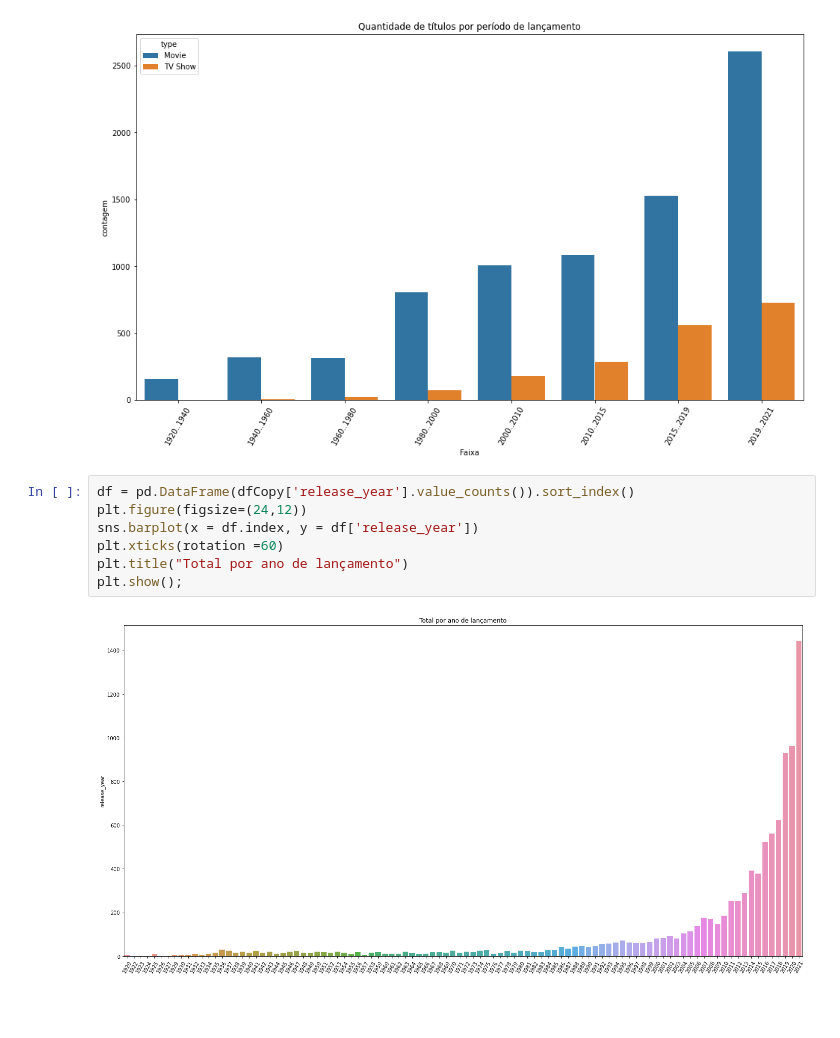
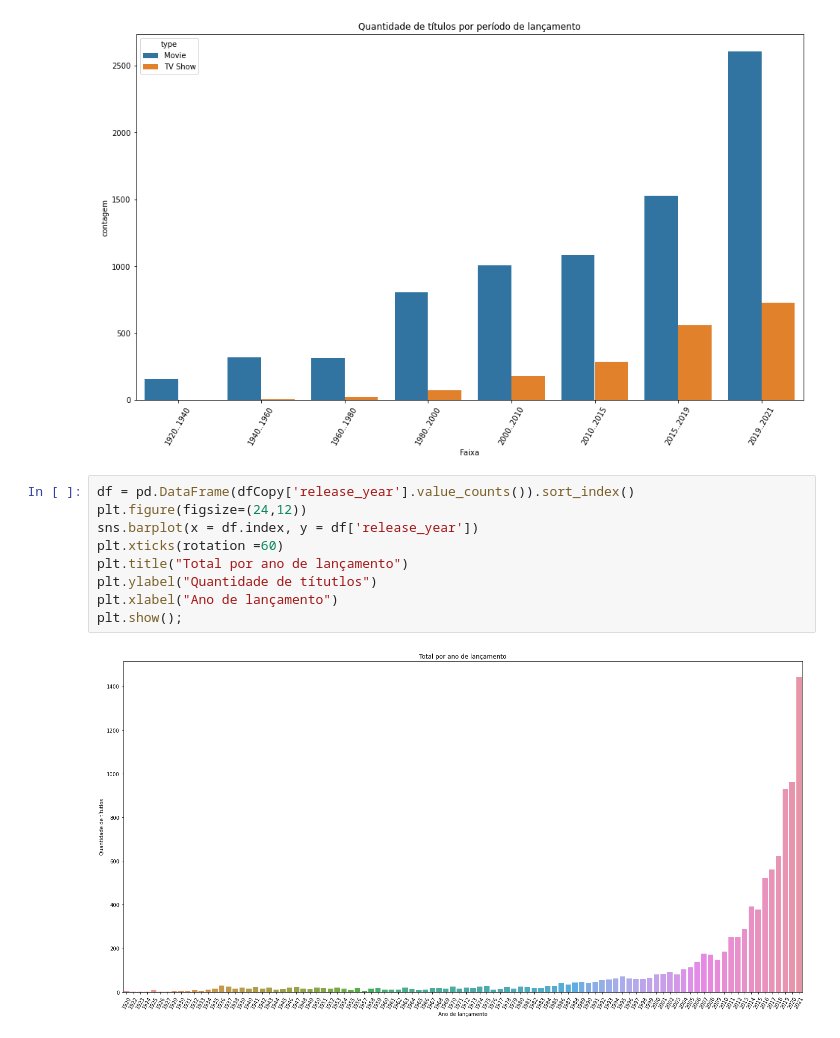
Before and after one commit to RodrigoSoares256/ExplanatoryAnalysis, a Jupyter notebook: AmazonCatalog.ipynb, the cells around one changed output. Saved outputs shown, nothing was run; the diff lists cells and outputs as text; blank space fills up the shorter version.

```diff
--- a/AmazonCatalog.ipynb
+++ b/AmazonCatalog.ipynb
@@ -410,9 +425,11 @@ plt.show();
 # %%
 df = pd.DataFrame(dfCopy['release_year'].value_counts()).sort_index()
 plt.figure(figsize=(24,12))
 sns.barplot(x = df.index, y = df['release_year'])
 plt.xticks(rotation =60)
 plt.title("Total por ano de lançamento")
+plt.ylabel("Quantidade de títutlos")
+plt.xlabel("Ano de lançamento")
 plt.show();
 # %% [output]
-[figure, old version]
+[figure, new version]
```
Also changed, not shown: parts of 9 cells of this notebook.
